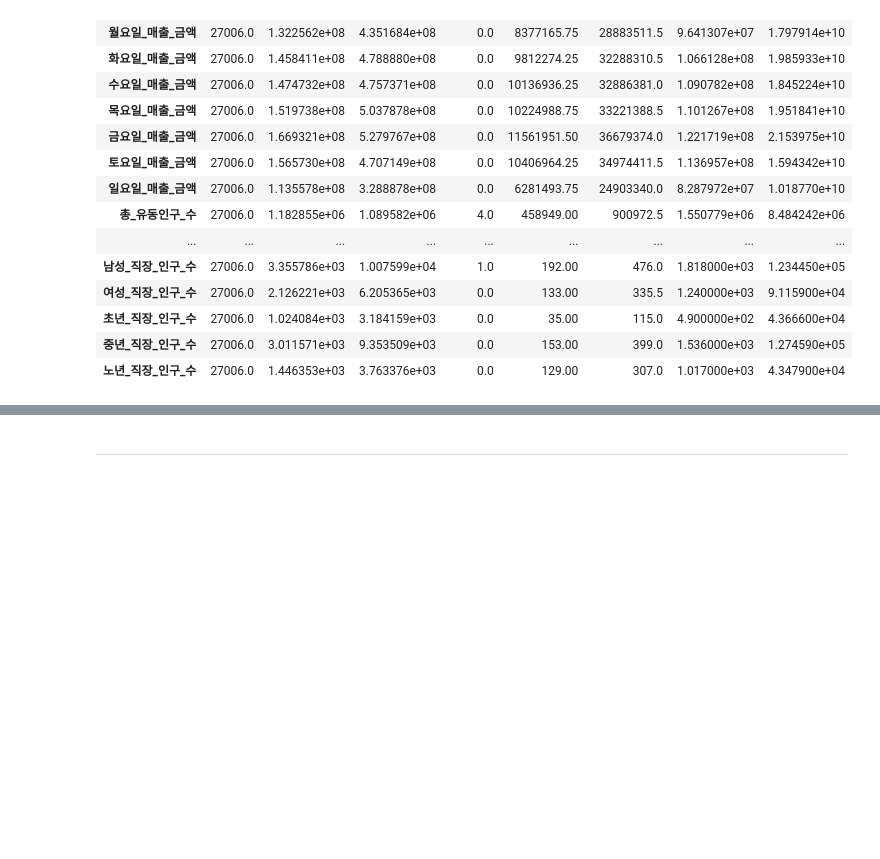
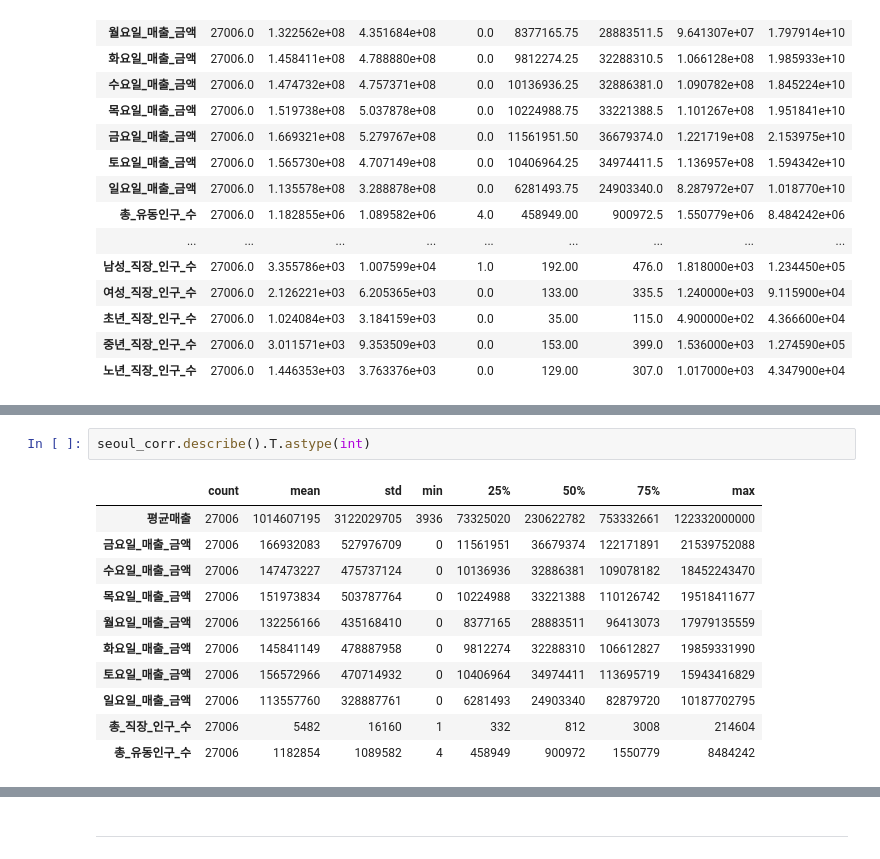
Before and after one commit to itsjulianjeong/supervised_team_project, a Jupyter notebook: notebook/seoul_sales.ipynb, the cells around one changed output, grey strips where cells are left out. Drawn from its saved outputs; the diff is of its cells as text; blank space fills up the shorter version.

```diff
--- a/notebook/seoul_sales.ipynb
+++ b/notebook/seoul_sales.ipynb
@@ -580,0 +695,14 @@ seoul.describe().T
+# %%
+seoul_corr.describe().T.astype(int)
+# %% [output]
+|  | count | mean | std | min | 25% | 50% | 75% | max |
+| 평균매출 | 27006 | 1014607195 | 3122029705 | 3936 | 73325020 | 230622782 | 753332661 | 122332000000 |
+| 금요일_매출_금액 | 27006 | 166932083 | 527976709 | 0 | 11561951 | 36679374 | 122171891 | 21539752088 |
+| 수요일_매출_금액 | 27006 | 147473227 | 475737124 | 0 | 10136936 | 32886381 | 109078182 | 18452243470 |
+| 목요일_매출_금액 | 27006 | 151973834 | 503787764 | 0 | 10224988 | 33221388 | 110126742 | 19518411677 |
+| 월요일_매출_금액 | 27006 | 132256166 | 435168410 | 0 | 8377165 | 28883511 | 96413073 | 17979135559 |
+| 화요일_매출_금액 | 27006 | 145841149 | 478887958 | 0 | 9812274 | 32288310 | 106612827 | 19859331990 |
+| 토요일_매출_금액 | 27006 | 156572966 | 470714932 | 0 | 10406964 | 34974411 | 113695719 | 15943416829 |
+| 일요일_매출_금액 | 27006 | 113557760 | 328887761 | 0 | 6281493 | 24903340 | 82879720 | 10187702795 |
+| 총_직장_인구_수 | 27006 | 5482 | 16160 | 1 | 332 | 812 | 3008 | 214604 |
+| 총_유동인구_수 | 27006 | 1182854 | 1089582 | 4 | 458949 | 900972 | 1550779 | 8484242 |
```
Also changed, not shown: parts of 42 cells of this notebook.
